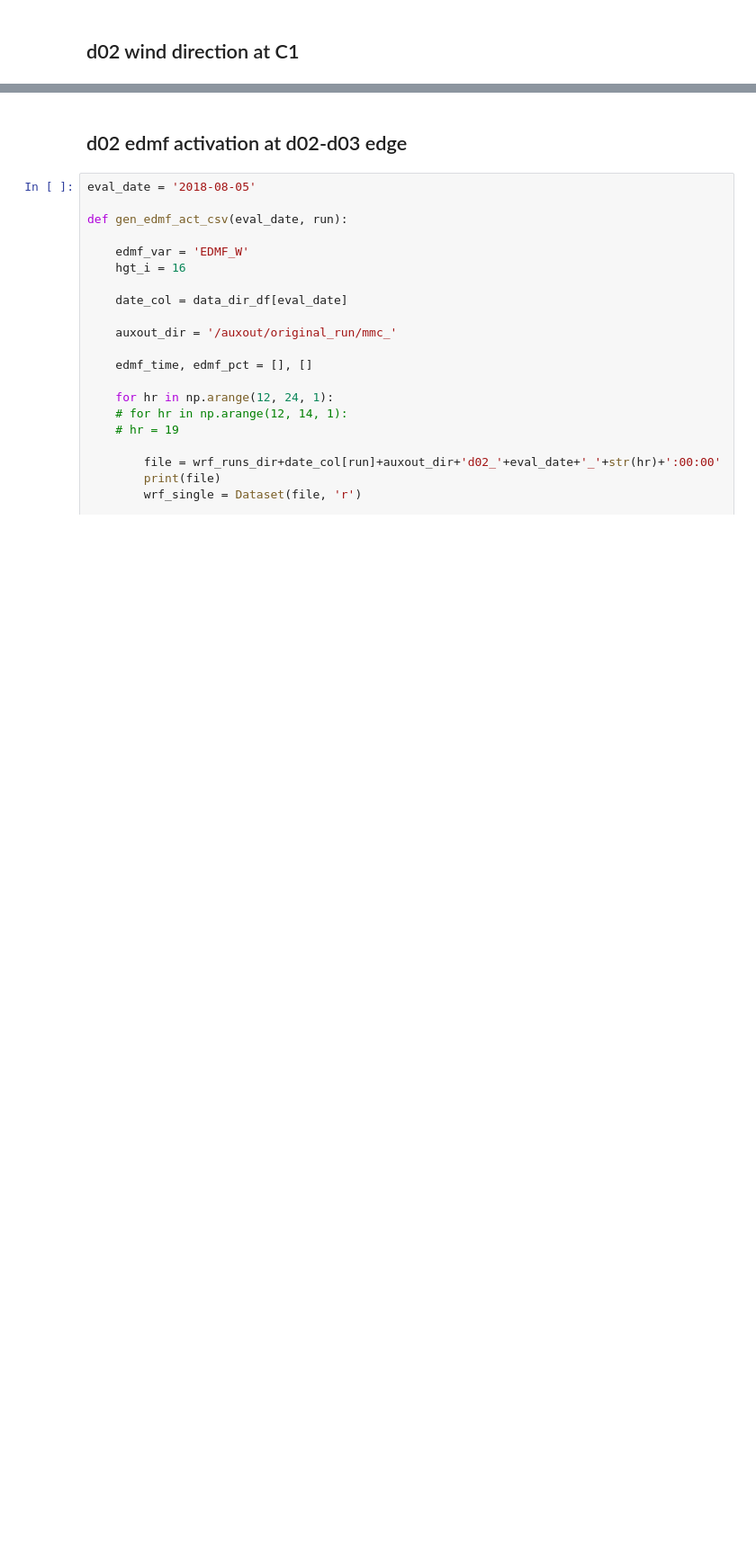
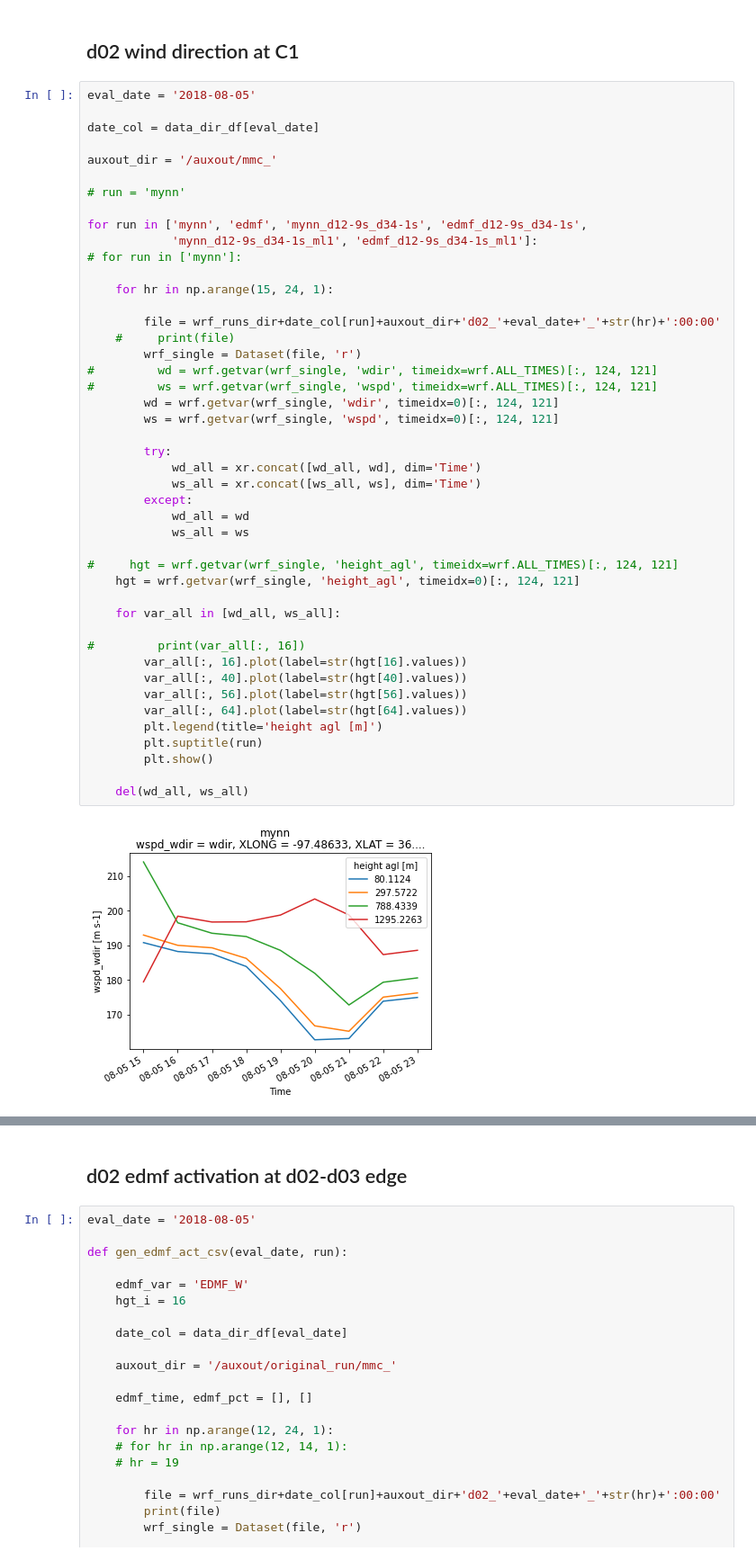
Before and after one commit to joejoeyjoseph/mmc-pnnl-j3, a Jupyter notebook: sgp/eagle/05b_d02d03edge_edmf.ipynb, the cells around one changed output, grey strips where cells are left out. Shown at 90% size. Saved outputs shown, nothing was run; the diff lists cells and outputs as text; blank space fills up the shorter version.

```diff
--- a/sgp/eagle/05b_d02d03edge_edmf.ipynb
+++ b/sgp/eagle/05b_d02d03edge_edmf.ipynb
@@ -27,2 +46,49 @@ runs_list = list(data_dir_df.index)[:-1]
 # %% [markdown]
 ## d02 wind direction at C1
+# %%
+eval_date = '2018-08-05'
+
+date_col = data_dir_df[eval_date]
+
+auxout_dir = '/auxout/mmc_'
+
+# run = 'mynn'
+
+for run in ['mynn', 'edmf', 'mynn_d12-9s_d34-1s', 'edmf_d12-9s_d34-1s',
+            'mynn_d12-9s_d34-1s_ml1', 'edmf_d12-9s_d34-1s_ml1']:
+# for run in ['mynn']:
+
+    for hr in np.arange(15, 24, 1):
+
+        file = wrf_runs_dir+date_col[run]+auxout_dir+'d02_'+eval_date+'_'+str(hr)+':00:00'
+    #     print(file)
+        wrf_single = Dataset(file, 'r')
+#         wd = wrf.getvar(wrf_single, 'wdir', timeidx=wrf.ALL_TIMES)[:, 124, 121]
+#         ws = wrf.getvar(wrf_single, 'wspd', timeidx=wrf.ALL_TIMES)[:, 124, 121]
+        wd = wrf.getvar(wrf_single, 'wdir', timeidx=0)[:, 124, 121]
+        ws = wrf.getvar(wrf_single, 'wspd', timeidx=0)[:, 124, 121]
+
+        try:
+            wd_all = xr.concat([wd_all, wd], dim='Time')
+            ws_all = xr.concat([ws_all, ws], dim='Time')
+        except:
+            wd_all = wd
+            ws_all = ws
+
+#     hgt = wrf.getvar(wrf_single, 'height_agl', timeidx=wrf.ALL_TIMES)[:, 124, 121]
+    hgt = wrf.getvar(wrf_single, 'height_agl', timeidx=0)[:, 124, 121]
+
+    for var_all in [wd_all, ws_all]:
+
+#         print(var_all[:, 16])
+        var_all[:, 16].plot(label=str(hgt[16].values))
+        var_all[:, 40].plot(label=str(hgt[40].values))
+        var_all[:, 56].plot(label=str(hgt[56].values))
+        var_all[:, 64].plot(label=str(hgt[64].values))
+        plt.legend(title='height agl [m]')
+        plt.suptitle(run)
+        plt.show()
+
+    del(wd_all, ws_all)
+# %% [output]
+[figure, added]
```
Also changed, not shown: parts of 9 cells of this notebook.
